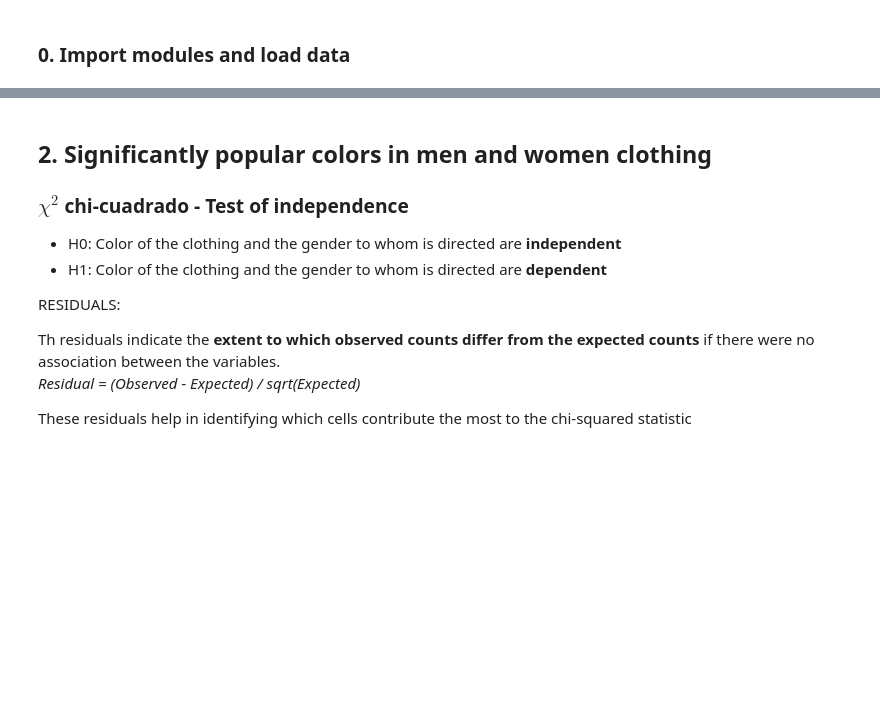
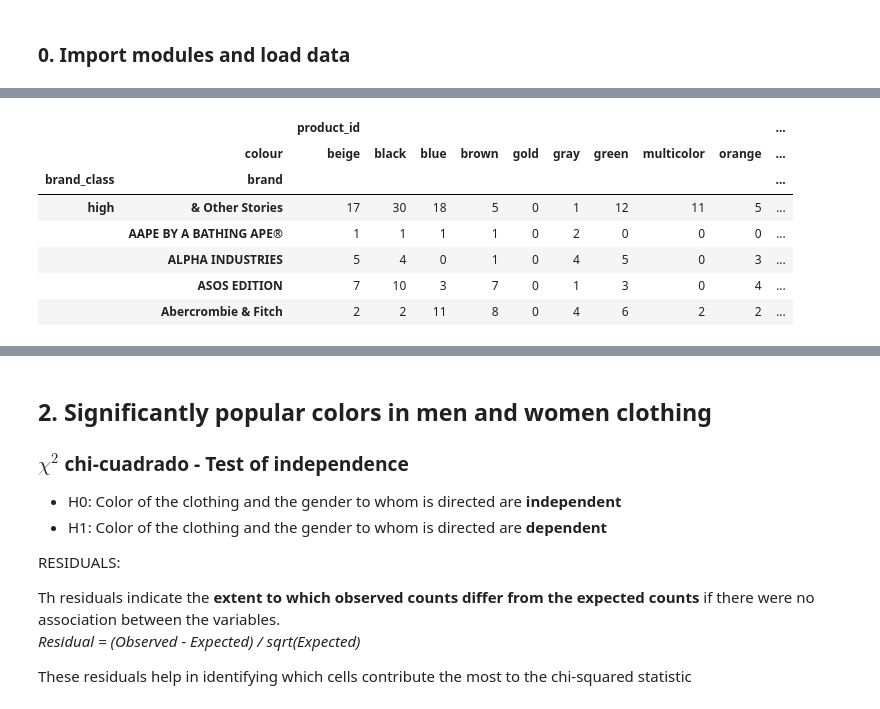
Before and after one commit to maluque/COLOURS_in_NUMBERS, a Jupyter notebook: notebooks/7.clothes_INFSTATS.ipynb, the cells around one changed output, grey strips where cells are left out. Saved outputs shown, nothing was run; the diff lists cells and outputs as text; code cells hidden in the pictures; blank space fills up the shorter version.

```diff
--- a/notebooks/7.clothes_INFSTATS.ipynb
+++ b/notebooks/7.clothes_INFSTATS.ipynb
@@ -82,0 +84,15 @@ clothes.head()
+# %%
+brand_col_sum=clothes_comp[["brand","brand_class", "colour", "product_id"]].pivot_table(index=["brand_class","brand"], columns="colour", aggfunc="count", fill_value=0)
+brand_col_sum["total"]=brand_col_sum.sum(axis=1)
+brand_col_sum["perc_5"]=round(brand_col_sum["total"]*0.05, ndigits=0) # 5% of clothes available for each brand
+# %%
+brand_col_sum.head()
+# %% [output]
+|  |  | product_id |  |  |  |  |  |  |  |  | ... |
+|  | colour | beige | black | blue | brown | gold | gray | green | multicolor | orange | ... |
+| brand_class | brand |  |  |  |  |  |  |  |  |  | ... |
+| high | & Other Stories | 17 | 30 | 18 | 5 | 0 | 1 | 12 | 11 | 5 | ... |
+|  | AAPE BY A BATHING APE® | 1 | 1 | 1 | 1 | 0 | 2 | 0 | 0 | 0 | ... |
+|  | ALPHA INDUSTRIES | 5 | 4 | 0 | 1 | 0 | 4 | 5 | 0 | 3 | ... |
+|  | ASOS EDITION | 7 | 10 | 3 | 7 | 0 | 1 | 3 | 0 | 4 | ... |
+|  | Abercrombie & Fitch | 2 | 2 | 11 | 8 | 0 | 4 | 6 | 2 | 2 | ... |
```
Also changed, not shown: parts of 28 cells of this notebook, 21 other files.
